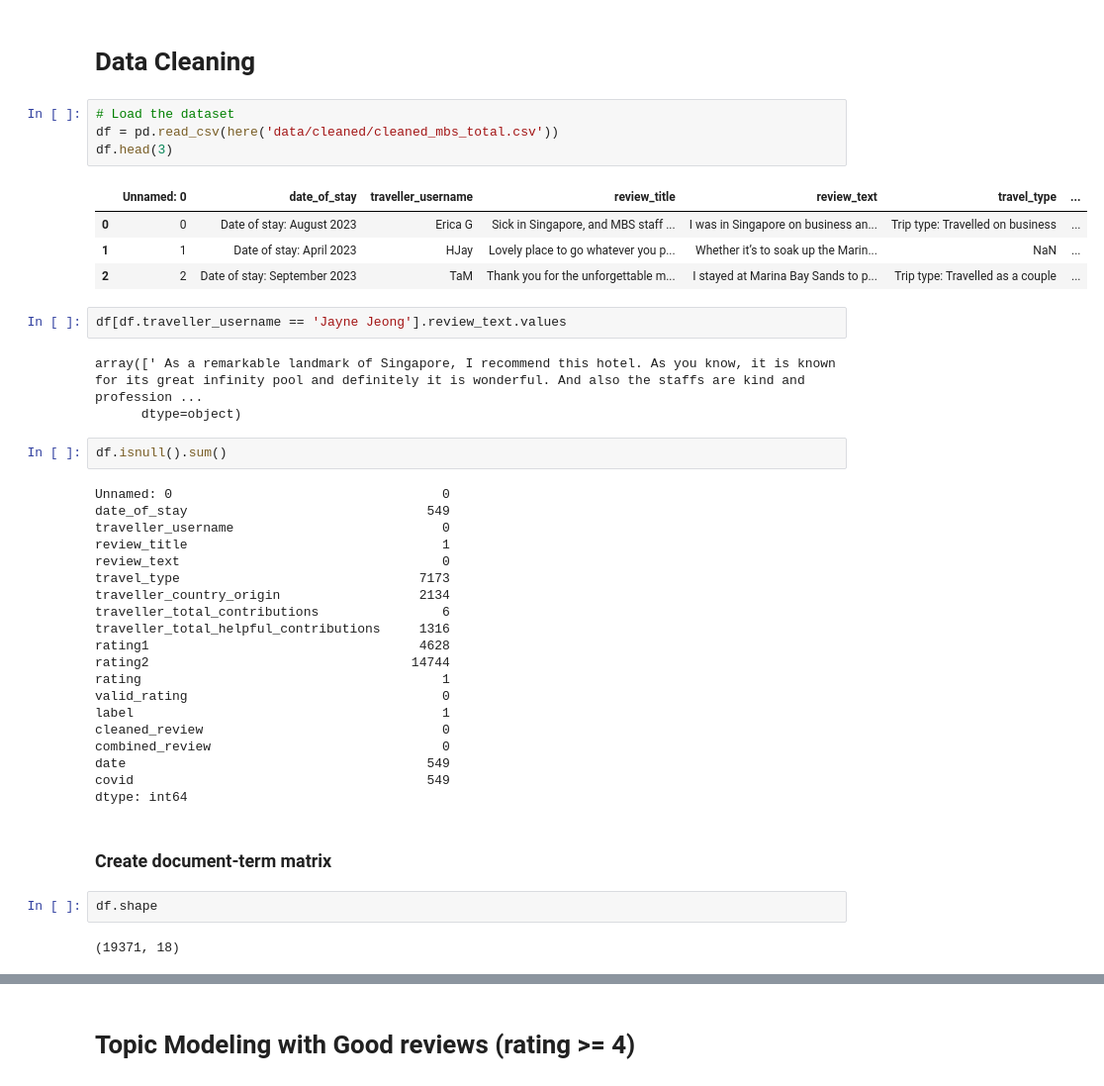
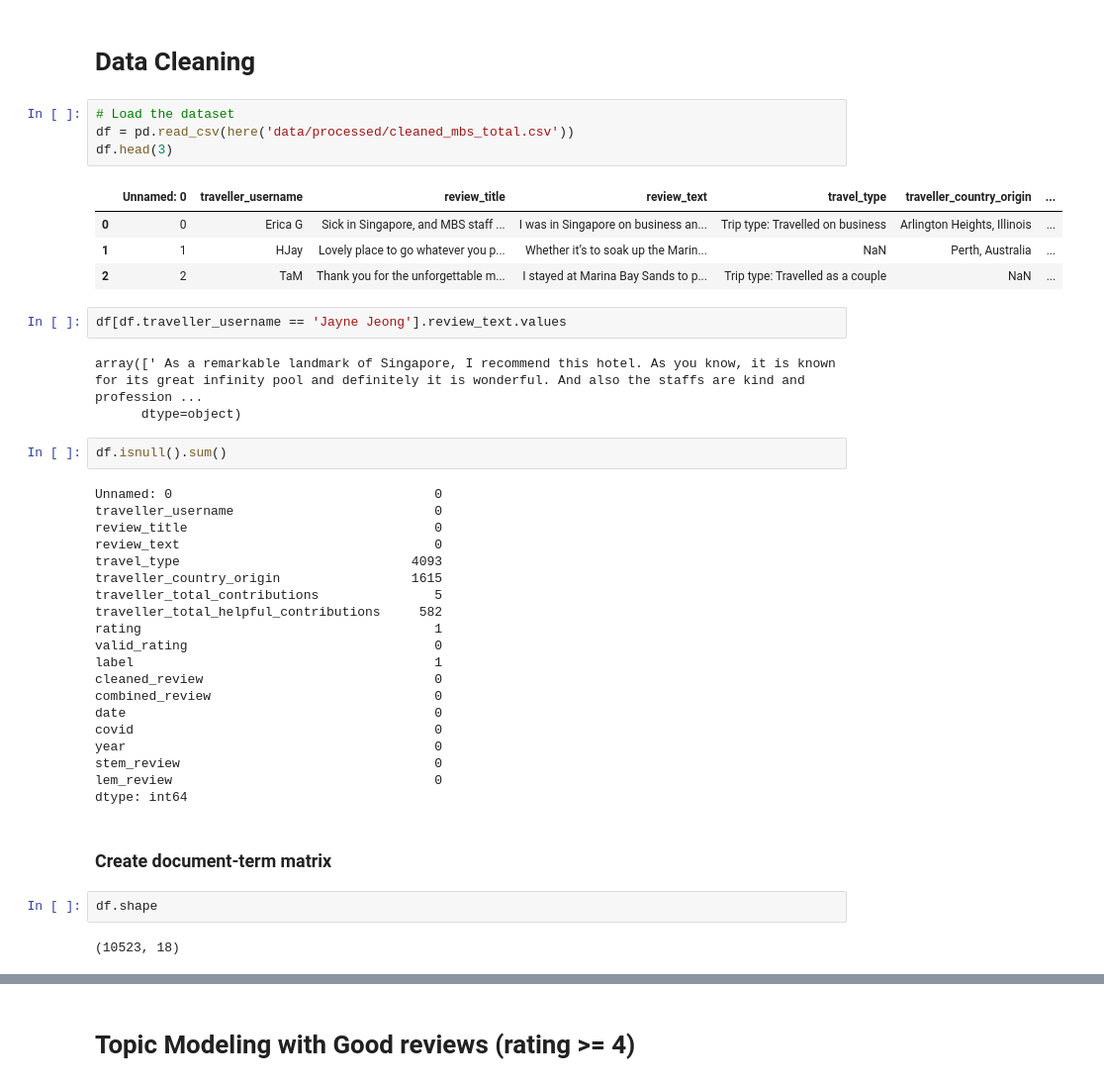
Before and after one commit to AmmarBagharib/sentiment_analysis_bt4222, a Jupyter notebook: codes/mbs-noun-adjective-LDA.ipynb, the cells around one changed output, grey strips where cells are left out. Shown at 99% size. Drawn from its saved outputs; the diff is of its cells as text.

Commit message:
re-run with processed-data

```diff
--- a/codes/mbs-noun-adjective-LDA.ipynb
+++ b/codes/mbs-noun-adjective-LDA.ipynb
@@ -38,13 +38,13 @@ import pyprojroot.here as here
 # Data Cleaning
 # %%
 # Load the dataset
-df = pd.read_csv(here('data/cleaned/cleaned_mbs_total.csv'))
+df = pd.read_csv(here('data/processed/cleaned_mbs_total.csv'))
 df.head(3)
 # %% [output]
-|  | Unnamed: 0 | date_of_stay | traveller_username | review_title | review_text | travel_type | ... |
-| 0 | 0 | Date of stay: August 2023 | Erica G | Sick in Singapore, and MBS staff ... | I was in Singapore on business an... | Trip type: Travelled on business | ... |
-| 1 | 1 | Date of stay: April 2023 | HJay | Lovely place to go whatever you p... | Whether it’s to soak up the Marin... | NaN | ... |
-| 2 | 2 | Date of stay: September 2023 | TaM | Thank you for the unforgettable m... | I stayed at Marina Bay Sands to p... | Trip type: Travelled as a couple | ... |
+|  | Unnamed: 0 | traveller_username | review_title | review_text | travel_type | traveller_country_origin | ... |
+| 0 | 0 | Erica G | Sick in Singapore, and MBS staff ... | I was in Singapore on business an... | Trip type: Travelled on business | Arlington Heights, Illinois | ... |
+| 1 | 1 | HJay | Lovely place to go whatever you p... | Whether it’s to soak up the Marin... | NaN | Perth, Australia | ... |
+| 2 | 2 | TaM | Thank you for the unforgettable m... | I stayed at Marina Bay Sands to p... | Trip type: Travelled as a couple | NaN | ... |
 # %%
 df[df.traveller_username == 'Jayne Jeong'].review_text.values
 # %% [output]
@@ -53,29 +53,29 @@ array([' As a remarkable landmark of Singapore, I recommend this hotel. As you k
 # %%
 df.isnull().sum()
 # %% [output]
-Unnamed: 0                                   0
-date_of_stay                               549
-traveller_username                           0
-review_title                                 1
-review_text                                  0
-travel_type                               7173
-traveller_country_origin                  2134
-traveller_total_contributions                6
-traveller_total_helpful_contributions     1316
-rating1                                   4628
-rating2                                  14744
-rating                                       1
-valid_rating                                 0
-label                                        1
-cleaned_review                               0
-combined_review                              0
-date                                       549
-covid                                      549
+Unnamed: 0                                  0
+traveller_username                          0
+review_title                                0
+review_text                                 0
+travel_type                              4093
+traveller_country_origin                 1615
+traveller_total_contributions               5
+traveller_total_helpful_contributions     582
+rating                                      1
+valid_rating                                0
+label                                       1
+cleaned_review                              0
+combined_review                             0
+date                                        0
+covid                                       0
+year                                        0
+stem_review                                 0
+lem_review                                  0
 dtype: int64
 # %% [markdown]
 ### Create document-term matrix
 # %%
 df.shape
 # %% [output]
-(19371, 18)
+(10523, 18)
 # %%
```
Also changed, not shown: parts of 45 cells of this notebook.
